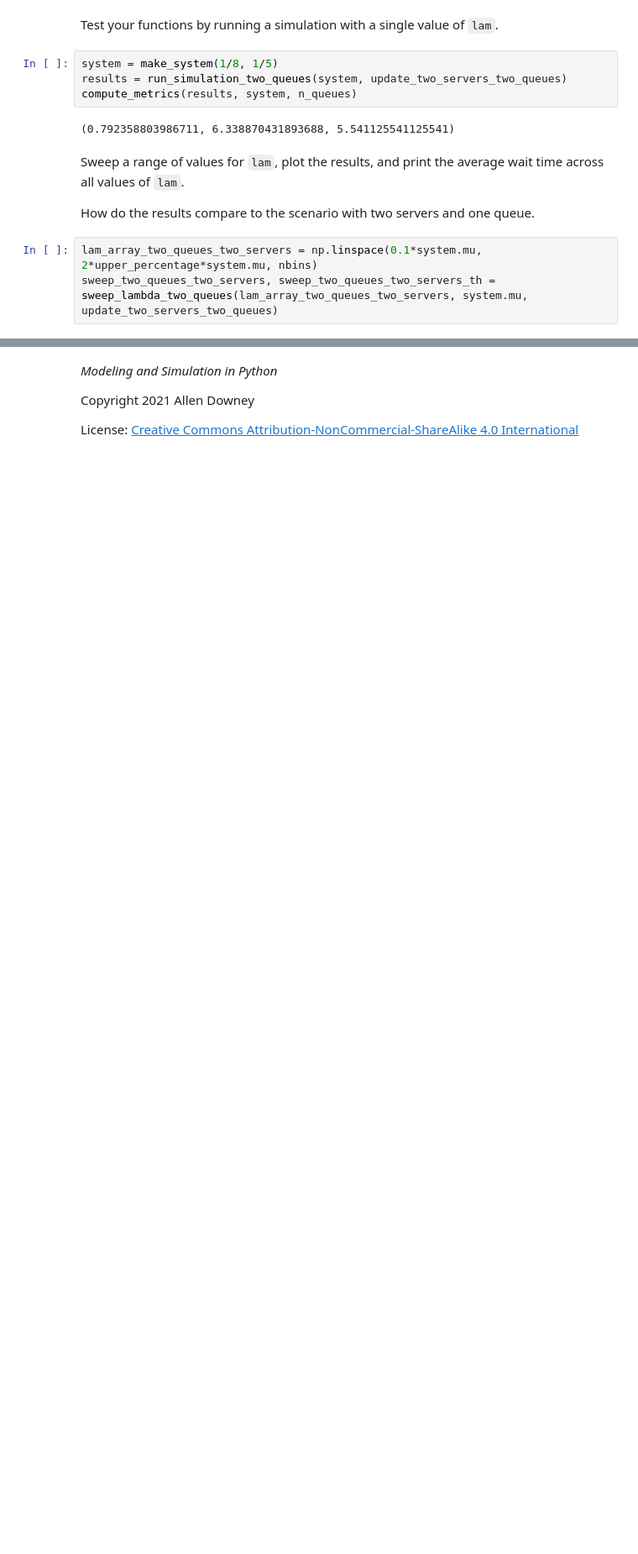
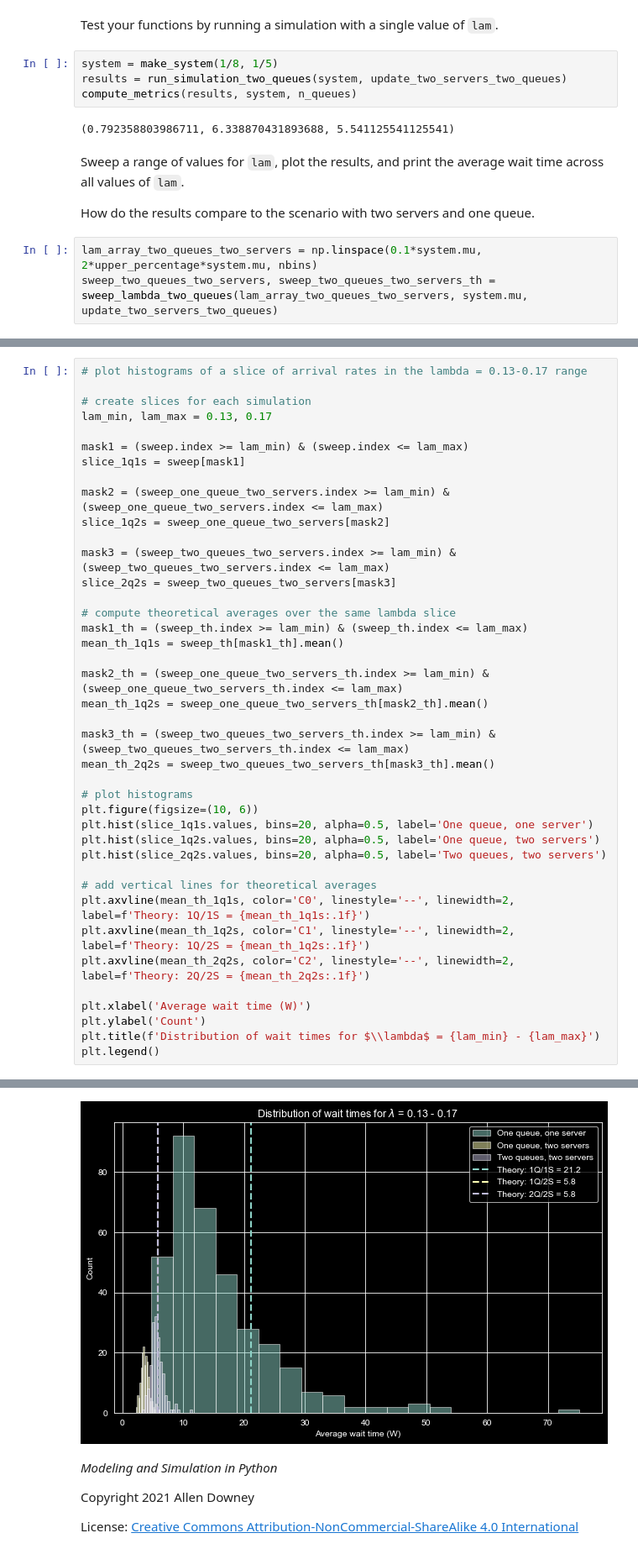
Before and after one commit to brash99/phys441, a Jupyter notebook: JupyterNotebooks/Week9and10/queue.ipynb, the cells around one changed output, grey strips where cells are left out. Shown at 84% size. Saved outputs shown, nothing was run; the diff lists cells and outputs as text; blank space fills up the shorter version.

```diff
--- a/JupyterNotebooks/Week9and10/queue.ipynb
+++ b/JupyterNotebooks/Week9and10/queue.ipynb
@@ -439,0 +438,41 @@ plt.legend()
+# %%
+# plot histograms of a slice of arrival rates in the lambda = 0.13-0.17 range
+
+# create slices for each simulation
+lam_min, lam_max = 0.13, 0.17
+
+mask1 = (sweep.index >= lam_min) & (sweep.index <= lam_max)
+slice_1q1s = sweep[mask1]
+
+mask2 = (sweep_one_queue_two_servers.index >= lam_min) & (sweep_one_queue_two_servers.index <= lam_max)
+slice_1q2s = sweep_one_queue_two_servers[mask2]
+
+mask3 = (sweep_two_queues_two_servers.index >= lam_min) & (sweep_two_queues_two_servers.index <= lam_max)
+slice_2q2s = sweep_two_queues_two_servers[mask3]
+
+# compute theoretical averages over the same lambda slice
+mask1_th = (sweep_th.index >= lam_min) & (sweep_th.index <= lam_max)
+mean_th_1q1s = sweep_th[mask1_th].mean()
+
+mask2_th = (sweep_one_queue_two_servers_th.index >= lam_min) & (sweep_one_queue_two_servers_th.index <= lam_max)
+mean_th_1q2s = sweep_one_queue_two_servers_th[mask2_th].mean()
+
+mask3_th = (sweep_two_queues_two_servers_th.index >= lam_min) & (sweep_two_queues_two_servers_th.index <= lam_max)
+mean_th_2q2s = sweep_two_queues_two_servers_th[mask3_th].mean()
+
+# plot histograms
+plt.figure(figsize=(10, 6))
+plt.hist(slice_1q1s.values, bins=20, alpha=0.5, label='One queue, one server')
+plt.hist(slice_1q2s.values, bins=20, alpha=0.5, label='One queue, two servers')
+plt.hist(slice_2q2s.values, bins=20, alpha=0.5, label='Two queues, two servers')
+
+# add vertical lines for theoretical averages
+plt.axvline(mean_th_1q1s, color='C0', linestyle='--', linewidth=2, label=f'Theory: 1Q/1S = {mean_th_1q1s:.1f}')
+plt.axvline(mean_th_1q2s, color='C1', linestyle='--', linewidth=2, label=f'Theory: 1Q/2S = {mean_th_1q2s:.1f}')
+plt.axvline(mean_th_2q2s, color='C2', linestyle='--', linewidth=2, label=f'Theory: 2Q/2S = {mean_th_2q2s:.1f}')
+
+plt.xlabel('Average wait time (W)')
+plt.ylabel('Count')
+plt.title(f'Distribution of wait times for $\\lambda$ = {lam_min} - {lam_max}')
+plt.legend()
+# %% [output]
@@ -440,3 +480,4 @@ plt.legend()
+[figure, added]
 # %% [markdown]
 *Modeling and Simulation in Python*
 
```
Also changed, not shown: parts of 3 cells of this notebook.
